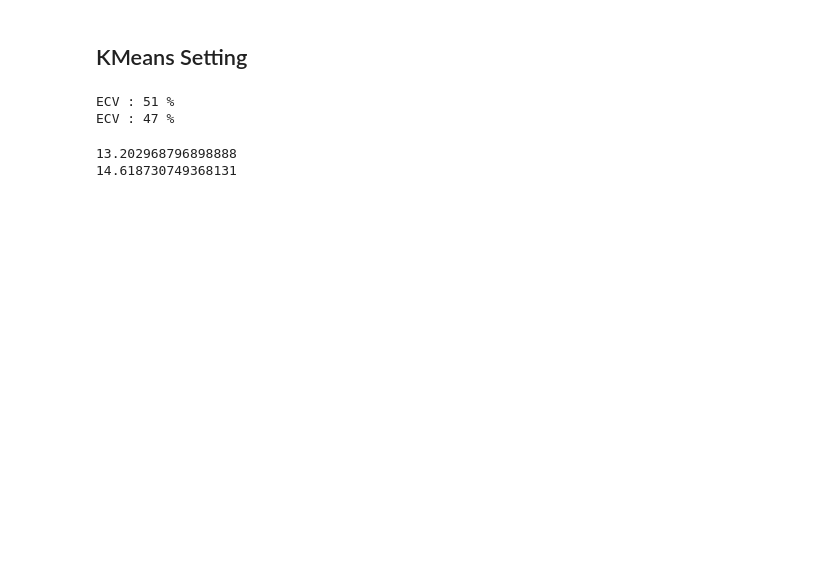
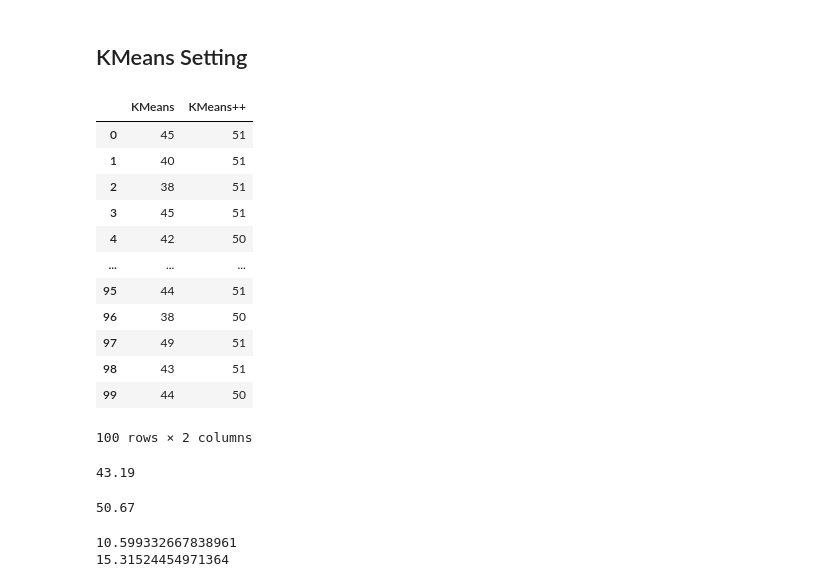
Before and after one commit to formegusto/distribution-public-fee, a Jupyter notebook: pt3.그룹별 (Pattern Based) 가격분배 kmeans vs kmeans++.ipynb, the cells around one changed output. Saved outputs shown, nothing was run; the diff lists cells and outputs as text; code cells hidden in the pictures; blank space fills up the shorter version.

```diff
--- a/pt3.그룹별 (Pattern Based) 가격분배 kmeans vs kmeans++.ipynb
+++ b/pt3.그룹별 (Pattern Based) 가격분배 kmeans vs kmeans++.ipynb
@@ -61,27 +61,51 @@ m_60_1 = m_60[m_60.index.month == 1].copy()
 # %%
 from sklearn.metrics import euclidean_distances as euc
 from src.KMeans import KMeans
 
-kmeans_1 = KMeans(datas=m_60_1.T.values, ver=1)
-kmeans_1.init_setting()
+ecv_chk = pd.DataFrame(columns=['KMeans', 'KMeans++'])
 
-kmeans_2 = KMeans(datas=m_60_1.T.values)
-kmeans_2.init_setting()
 
-kmeans_1.fit()
-kmeans_2.fit()
+for case in range(0, 100):
+    kmeans_1 = KMeans(datas=m_60_1.T.values, ver=1)
+    kmeans_2 = KMeans(datas=m_60_1.T.values, ver=2)
 
-# clear_output(wait=True)
+    kmeans_1.fit()
+    kmeans_2.fit()
 
-# print(kmeans_1.ecv)
-# print(kmeans_2.ecv)
+    clear_output(wait=True)
+
+    ecv_chk = ecv_chk.append({
+        "KMeans": round(kmeans_1.ecv * 100),
+        "KMeans++": round(kmeans_2.ecv * 100)
+    }, ignore_index=True)
+
+ecv_chk
 # %% [output]
+|  | KMeans | KMeans++ |
+| 0 | 45 | 51 |
+| 1 | 40 | 51 |
+| 2 | 38 | 51 |
+| 3 | 45 | 51 |
+| 4 | 42 | 50 |
+| ... | ... | ... |
+| 95 | 44 | 51 |
+| 96 | 38 | 50 |
+| 97 | 49 | 51 |
+| 98 | 43 | 51 |
+| 99 | 44 | 50 |
-ECV : 51 %
-ECV : 47 %
+100 rows × 2 columns
+# %%
+ecv_chk['KMeans'].mean()
+# %% [output]
+43.19
+# %%
+ecv_chk['KMeans++'].mean()
+# %% [output]
+50.67
 # %%
 print(euc(kmeans_1.clusters_, kmeans_1.clusters_).mean())
 print(euc(kmeans_2.clusters_, kmeans_2.clusters_).mean())
 # %% [output]
-13.202968796898888
-14.618730749368131
+10.599332667838961
+15.31524454971364
 # %%
```
Also changed, not shown: parts of 6 cells of this notebook, 3 other files.
